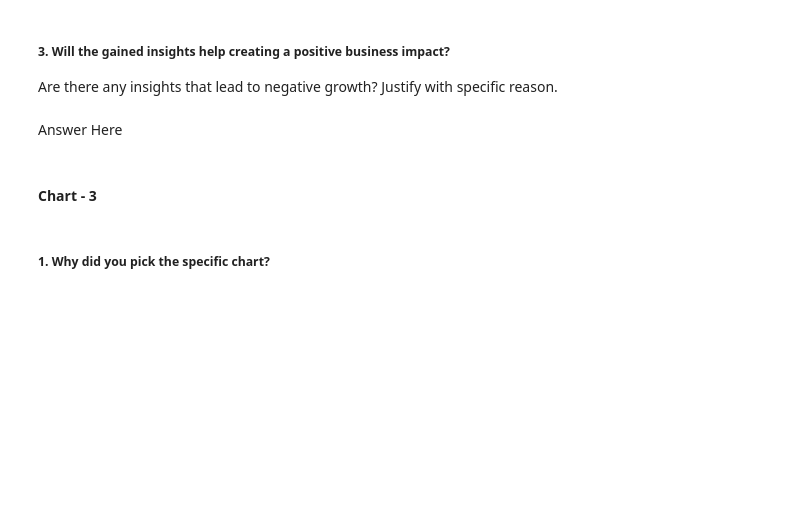
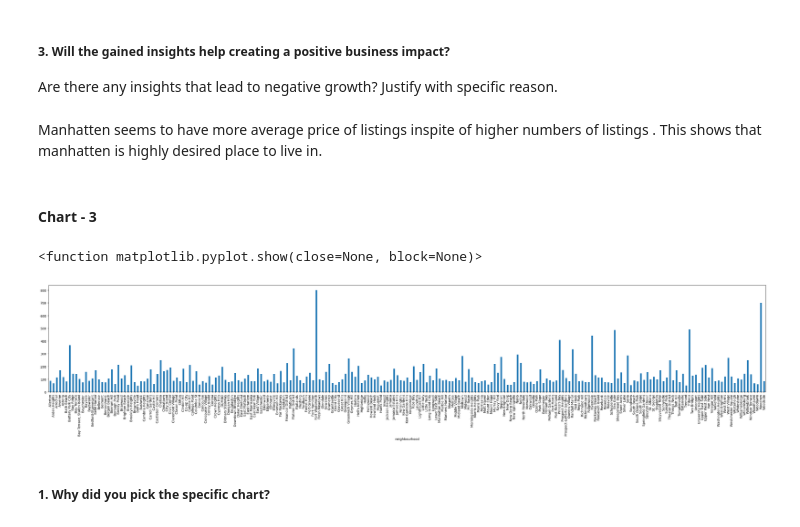
Before and after one commit to NRTPRIME/EDA-Capstone-Project-1-, a Jupyter notebook: EDA_Submission_Template.ipynb, the cells around one changed output. Saved outputs shown, nothing was run; the diff lists cells and outputs as text; code cells hidden in the pictures; blank space fills up the shorter version.

```diff
--- a/EDA_Submission_Template.ipynb
+++ b/EDA_Submission_Template.ipynb
@@ -251,7 +298,7 @@ Answer Here
 # %% [markdown]
 ##### 3. Will the gained insights help creating a positive business impact?
 Are there any insights that lead to negative growth? Justify with specific reason.
-# %% [markdown]
-Answer Here
+# %% [markdown]
+Manhatten seems to have more average price of listings inspite of higher numbers of listings . This shows that manhatten is highly desired place to live in.
 # %% [markdown]
 #### Chart - 3
@@ -260,3 +305,18 @@ Answer Here
+# %%
+# Chart - 3 visualization code
+# 'Average price of listings in different neighbourhood
+b = abnb.groupby(['neighbourhood'])['price'].mean()
+# plotting bar chart
+chart3 = b.plot.bar(figsize = (40,6) , fontsize=10,)
+# labeling bar chart
+chart2.set_xlabel('Neighbourhood' , fontsize=12)
+chart2.set_ylabel('Average price',  fontsize=12 )
+chart2.set_title('Average price of listings in different neighbourhoods',  fontsize=14 )
+# # show bar chart
+plt.show
+# %% [output]
+<function matplotlib.pyplot.show(close=None, block=None)>
+[figure, added]
 # %% [markdown]
 ##### 1. Why did you pick the specific chart?
 # %% [markdown]
```
Also changed, not shown: parts of 16 cells of this notebook.
